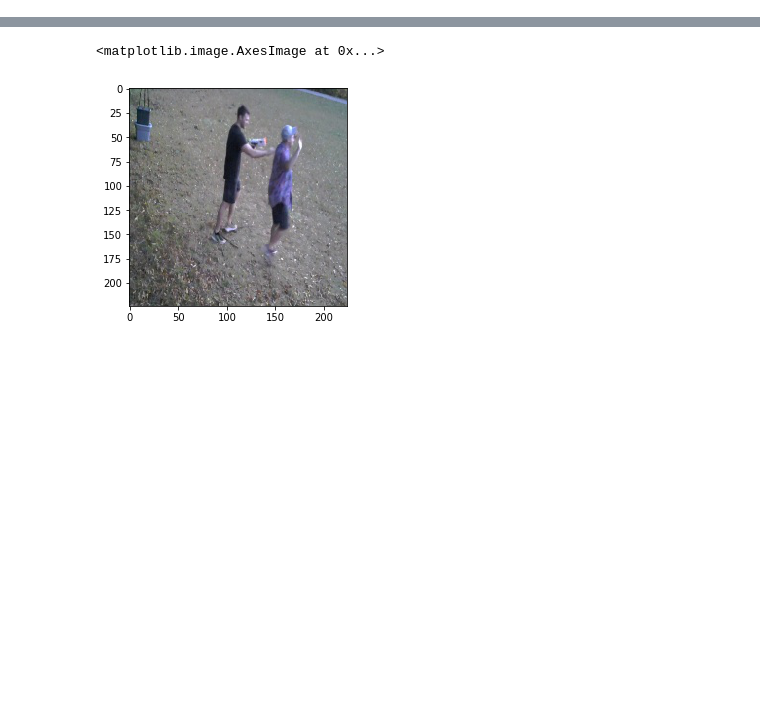
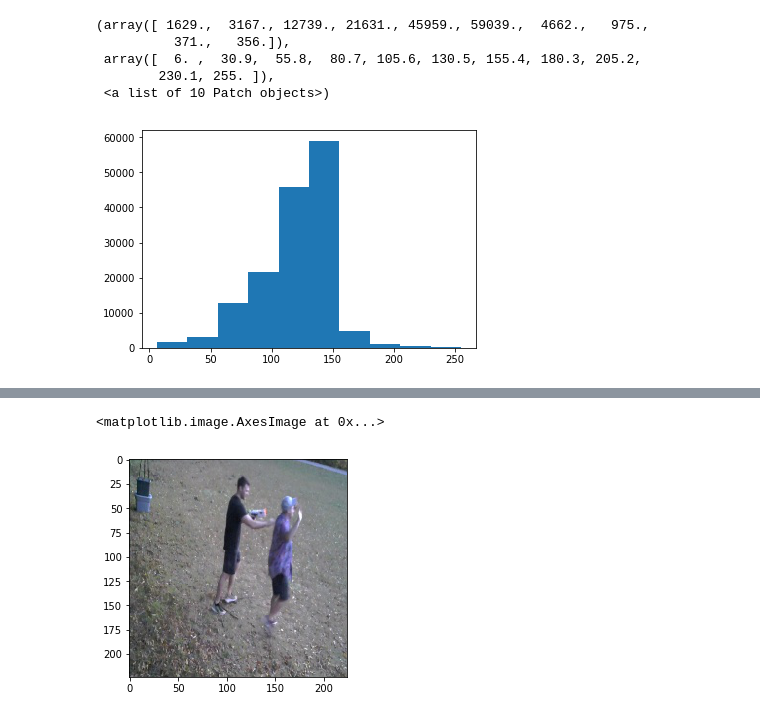
Before and after one commit to mcgridles/two-stream-action-recognition, a Jupyter notebook: Shafai_Demo.ipynb, the cells around one changed output, grey strips where cells are left out. Cells and saved outputs as stored; diff of their text form; code cells hidden in the pictures; blank space fills up the shorter version.

```diff
--- a/Shafai_Demo.ipynb
+++ b/Shafai_Demo.ipynb
@@ -28,0 +34,9 @@ imgs_u_normal,imgs_v_normal = load_normal_temporal_images(path_temporal,file)
+# %%
+plt.hist(imgs_normal[0].ravel())
+# %% [output]
+(array([ 1629.,  3167., 12739., 21631., 45959., 59039.,  4662.,   975.,
+          371.,   356.]),
+ array([  6. ,  30.9,  55.8,  80.7, 105.6, 130.5, 155.4, 180.3, 205.2,
+        230.1, 255. ]),
+ <a list of 10 Patch objects>)
+[figure, added]
```
Also changed, not shown: parts of 10 cells of this notebook, 3 other files.
